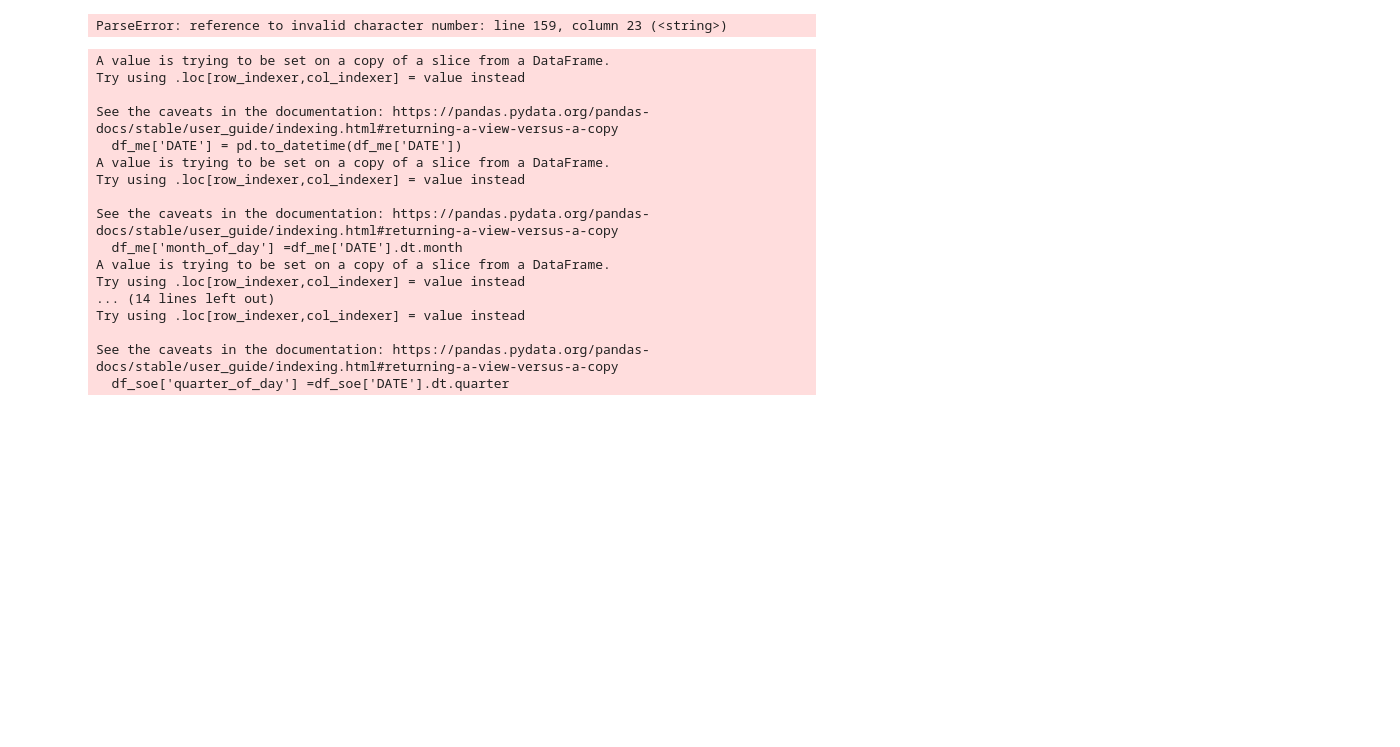
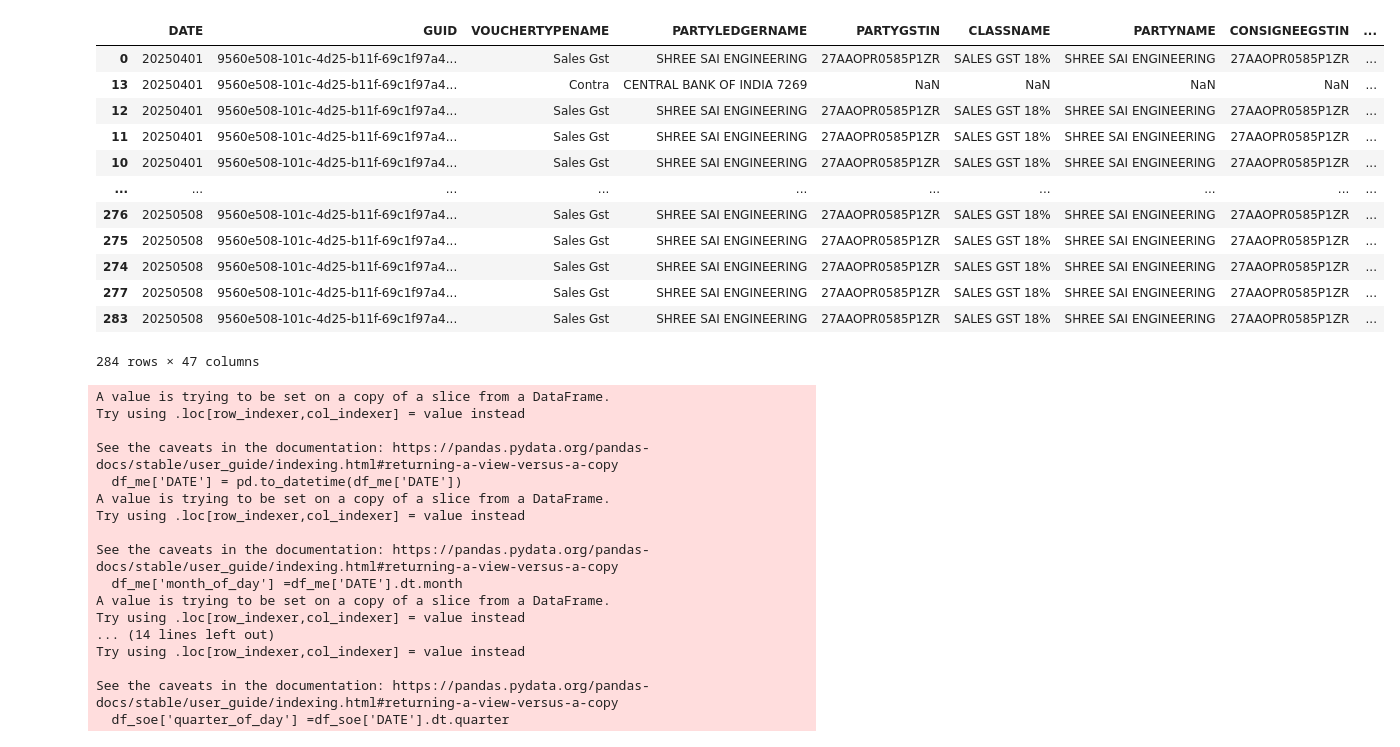
Before and after one commit to omkar-salunke/accounts, a Jupyter notebook: both_tally_daybook.ipynb, the cells around one changed output. Cells and saved outputs as stored; diff of their text form; code cells hidden in the pictures; blank space fills up the shorter version.

```diff
--- a/both_tally_daybook.ipynb
+++ b/both_tally_daybook.ipynb
@@ -104,8 +118,6 @@ df_raw_soe_sales = df_raw_soe[df_raw_soe['VOUCHERTYPENAME']=='SALES GST']
 df_raw_soe_sales_sch = df_raw_soe_sales.groupby(['date_column_month','PARTYLEDGERNAME','ALLINVENTORYENTRIES.LIST.STOCKITEMNAME'])['act_qty'].sum()
 
 df_raw_soe_sales_schedule = pd.DataFrame(df_raw_soe_sales_sch).pivot_table(index=['PARTYLEDGERNAME','ALLINVENTORYENTRIES.LIST.STOCKITEMNAME'],columns='date_column_month',values='act_qty',aggfunc='sum').reset_index()
-df_schedule = pd.read_csv("/content/drive/MyDrive/tally_export/schedule.csv")
-df_schedule_merge = pd.merge(df_schedule,df_raw_soe_sales_schedule,on=['PARTYLEDGERNAME','ALLINVENTORYENTRIES.LIST.STOCKITEMNAME'],how='left')
+df_schedule = pd.read_excel("/content/drive/MyDrive/tally_export/schedule.xlsx",sheet_name = 'SOE')
+df_schedule_merge = pd.merge(df_schedule,df_raw_soe_sales_schedule,on=['PARTYLEDGERNAME','ALLINVENTORYENTRIES.LIST.STOCKITEMNAME'],how='right')
 df_schedule_merge.to_excel("/content/drive/MyDrive/tally_export/schedule_overview.xlsx",sheet_name = 'SOE',index=False)
-# %%
-df_schedule = pd.read_excel("/content/drive/MyDrive/tally_export/schedule.csv",sheet_name = 'SOE')
@@ -189,19 +148,32 @@ ExpatError: not well-formed (invalid token): line 1, column 2
 # %%
 
 
 df_raw_collect_me = pd.DataFrame()
 for xt in files_me:
   path_ct = me_list
   xml_file = path_ct+xt
   df_raw_f = xml_to_dataframe_vouchers(xml_file)[req_cols].reset_index(drop=True)
   df_raw_f_ref = pd.DataFrame(df_raw_f)
   df_raw_collect_me = pd.concat([df_raw_collect_me, df_raw_f_ref]).reset_index(drop=True)
 
 df_raw_me = df_raw_collect_me.drop_duplicates(subset='GUID', keep='first').reset_index(drop=True)
 df_raw_me['date_column'] = pd.to_datetime(df_raw_me['DATE'], format='%Y%m%d')
 df_raw_me = df_raw_me.sort_values('date_column')
+df_raw_me
 # %% [output]
+|  | DATE | GUID | VOUCHERTYPENAME | PARTYLEDGERNAME | PARTYGSTIN | CLASSNAME | PARTYNAME | CONSIGNEEGSTIN | ... |
+| 0 | 20250401 | 9560e508-101c-4d25-b11f-69c1f97a4... | Sales Gst | SHREE SAI ENGINEERING | 27AAOPR0585P1ZR | SALES GST 18% | SHREE SAI ENGINEERING | 27AAOPR0585P1ZR | ... |
+| 13 | 20250401 | 9560e508-101c-4d25-b11f-69c1f97a4... | Contra | CENTRAL BANK OF INDIA 7269 | NaN | NaN | NaN | NaN | ... |
+| 12 | 20250401 | 9560e508-101c-4d25-b11f-69c1f97a4... | Sales Gst | SHREE SAI ENGINEERING | 27AAOPR0585P1ZR | SALES GST 18% | SHREE SAI ENGINEERING | 27AAOPR0585P1ZR | ... |
+| 11 | 20250401 | 9560e508-101c-4d25-b11f-69c1f97a4... | Sales Gst | SHREE SAI ENGINEERING | 27AAOPR0585P1ZR | SALES GST 18% | SHREE SAI ENGINEERING | 27AAOPR0585P1ZR | ... |
+| 10 | 20250401 | 9560e508-101c-4d25-b11f-69c1f97a4... | Sales Gst | SHREE SAI ENGINEERING | 27AAOPR0585P1ZR | SALES GST 18% | SHREE SAI ENGINEERING | 27AAOPR0585P1ZR | ... |
+| ... | ... | ... | ... | ... | ... | ... | ... | ... | ... |
+| 276 | 20250508 | 9560e508-101c-4d25-b11f-69c1f97a4... | Sales Gst | SHREE SAI ENGINEERING | 27AAOPR0585P1ZR | SALES GST 18% | SHREE SAI ENGINEERING | 27AAOPR0585P1ZR | ... |
+| 275 | 20250508 | 9560e508-101c-4d25-b11f-69c1f97a4... | Sales Gst | SHREE SAI ENGINEERING | 27AAOPR0585P1ZR | SALES GST 18% | SHREE SAI ENGINEERING | 27AAOPR0585P1ZR | ... |
+| 274 | 20250508 | 9560e508-101c-4d25-b11f-69c1f97a4... | Sales Gst | SHREE SAI ENGINEERING | 27AAOPR0585P1ZR | SALES GST 18% | SHREE SAI ENGINEERING | 27AAOPR0585P1ZR | ... |
+| 277 | 20250508 | 9560e508-101c-4d25-b11f-69c1f97a4... | Sales Gst | SHREE SAI ENGINEERING | 27AAOPR0585P1ZR | SALES GST 18% | SHREE SAI ENGINEERING | 27AAOPR0585P1ZR | ... |
+| 283 | 20250508 | 9560e508-101c-4d25-b11f-69c1f97a4... | Sales Gst | SHREE SAI ENGINEERING | 27AAOPR0585P1ZR | SALES GST 18% | SHREE SAI ENGINEERING | 27AAOPR0585P1ZR | ... |
-ParseError: reference to invalid character number: line 159, column 23 (<string>)
+284 rows × 47 columns
 # %%
 def add_req_fields(df):
   df['party_name'] = df[['PARTYNAME', 'ALLLEDGERENTRIES.LIST.BANKALLOCATIONS.LIST.PAYMENTFAVOURING', 'ALLLEDGERENTRIES.LIST.LEDGERNAME']].bfill(axis=1).iloc[:, 0]
```
Also changed, not shown: parts of 5 cells of this notebook.
